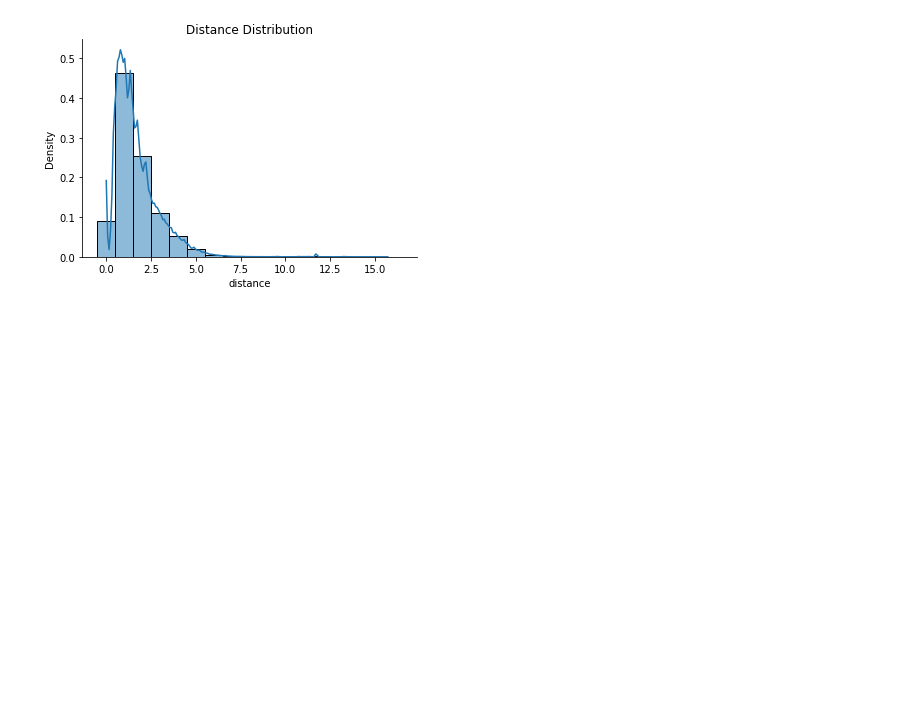
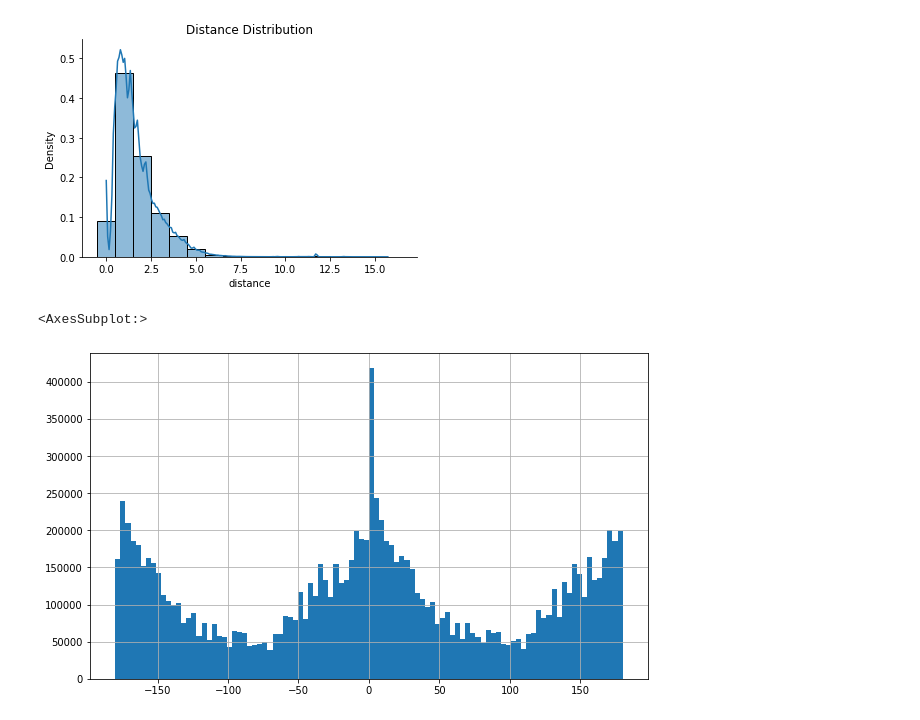
Before and after one commit to kelvinpurdom/HelsinkiCityBikes, a Jupyter notebook: notebooks/HelsinkiCityBikes.ipynb, the cells around one changed output. Saved outputs shown, nothing was run; the diff lists cells and outputs as text; code cells hidden in the pictures; blank space fills up the shorter version.

Commit message:
added direction coordinates

```diff
--- a/notebooks/HelsinkiCityBikes.ipynb
+++ b/notebooks/HelsinkiCityBikes.ipynb
@@ -410,3 +410,23 @@ def plot_dist(series=df["distance"], title="Distance Distribution"):
 plot_dist()
 # %% [output]
 [figure]
+# %%
+def calculate_direction(d_lon, d_lat):
+    result = np.zeros(len(d_lon))
+    l = np.sqrt(d_lon**2 + d_lat**2)
+    result[d_lon>0] = (180/np.pi)*np.arcsin(d_lat[d_lon>0]/l[d_lon>0])
+    idx = (d_lon<0) & (d_lat>0)
+    result[idx] = 180 - (180/np.pi)*np.arcsin(d_lat[idx]/l[idx])
+    idx = (d_lon<0) & (d_lat<0)
+    result[idx] = -180 - (180/np.pi)*np.arcsin(d_lat[idx]/l[idx])
+    return result
+# %%
+df['delta_lon'] = df.departure_longitude - df.return_longitude
+df['delta_lat'] = df.departure_latitude - df.return_latitude
+df['direction'] = calculate_direction(df.delta_lon, df.delta_lat)
+# %%
+plt.figure(figsize=(10,6))
+df.direction.hist(bins=100)
+# %% [output]
+<AxesSubplot:>
+[figure, added]
```
